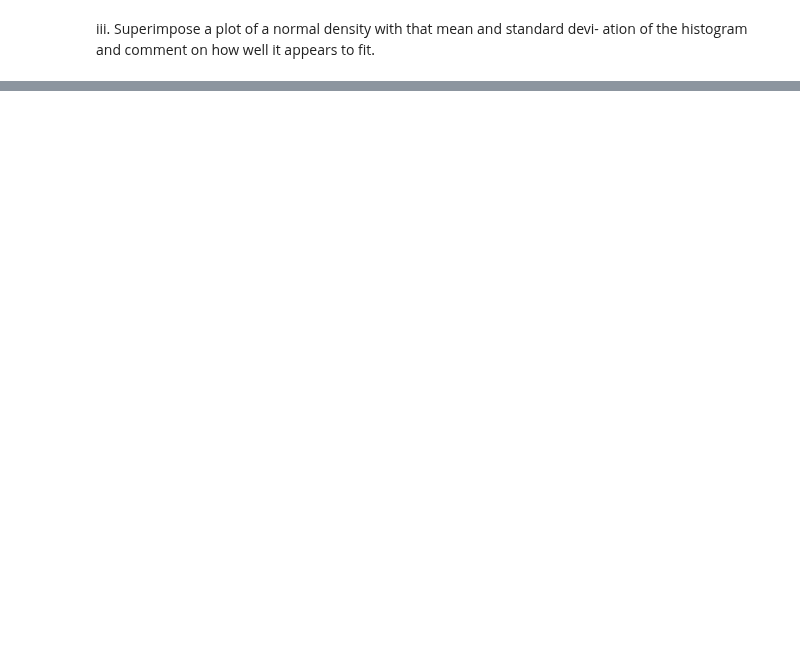
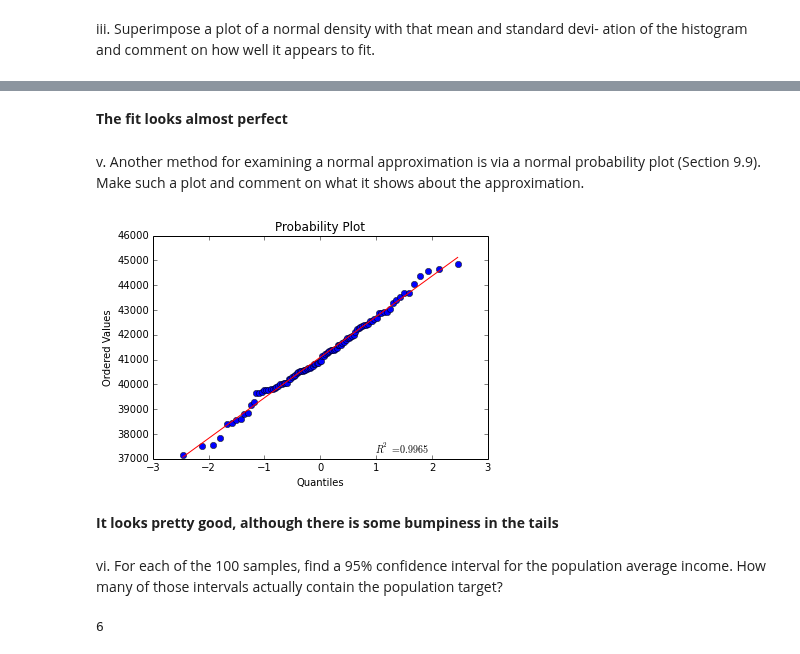
Before and after one commit to Chuphay/school, a Jupyter notebook: mStat1/HW 1.ipynb, the cells around one changed output, grey strips where cells are left out. Drawn from its saved outputs; the diff is of its cells as text; code cells hidden in the pictures; blank space fills up the shorter version.

Commit message:
still working on the math stat hw

```diff
--- a/mStat1/HW 1.ipynb
+++ b/mStat1/HW 1.ipynb
@@ -380,0 +368,28 @@ dence interval. Compare your results to the results of the simple random sample.
+# %% [markdown]
+<b> The fit looks almost perfect </b>
+# %% [markdown]
+v. Another method for examining a normal approximation is via a normal
+probability plot (Section 9.9). Make such a plot and comment on what it
+shows about the approximation.
+# %%
+from scipy.stats import probplot
+probplot(income_avg, dist="norm", plot=pylab);
+# %% [output]
+[figure, added]
+# %% [markdown]
+<b>It looks pretty good, although there is some bumpiness in the tails</b>
+# %% [markdown]
+vi. For each of the 100 samples, find a 95% confidence interval for the population average income. How many of those intervals actually contain the population target?
+# %%
+true_pop_target = mean(df['INCOME'])
+fails = 0
+for i in range(100):
+    mu = income_avg[i]
+    sd = income_sd[i]
+    if(mu - 1.96*sd > true_pop_target):
+        fails += 1
+    if(mu + 1.96*sd < true_pop_target):
+        fails += 1
+print(fails)
+# %% [output]
+6
```
Also changed, not shown: parts of 29 cells of this notebook.
